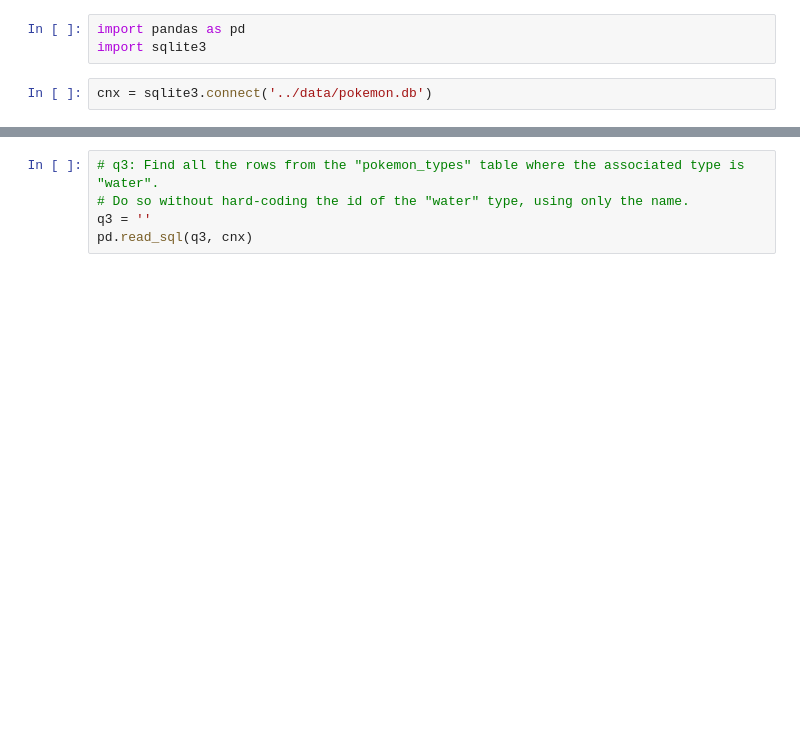
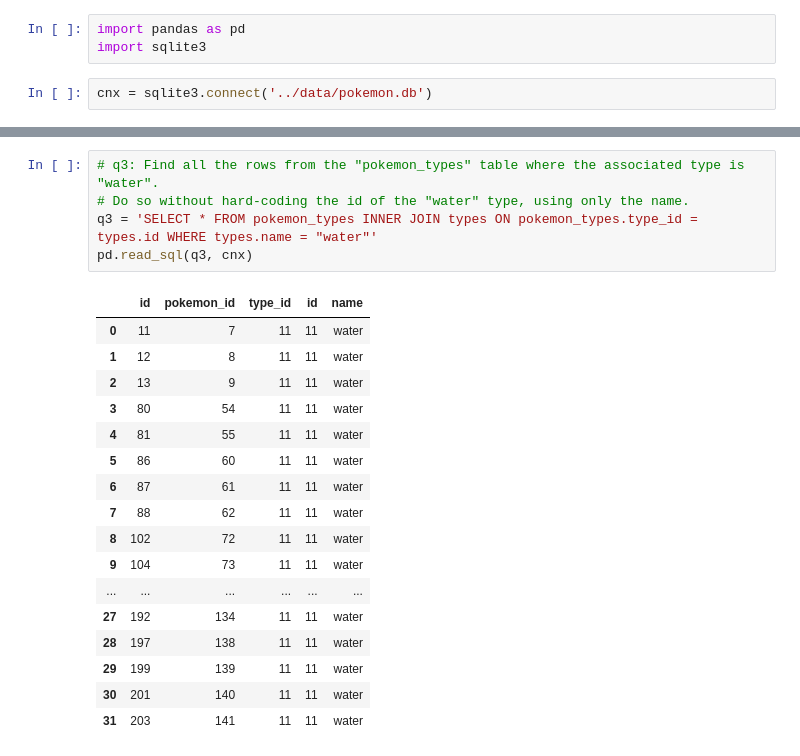
Before and after one commit to learn-co-curriculum/daily_challenges_seattle-ds-102819, a Jupyter notebook: mod_1/2019-11-06_sql/sql_practice.ipynb, the cells around one changed output, grey strips where cells are left out. Drawn from its saved outputs; the diff is of its cells as text; blank space fills up the shorter version.

```diff
--- a/mod_1/2019-11-06_sql/sql_practice.ipynb
+++ b/mod_1/2019-11-06_sql/sql_practice.ipynb
@@ -28,7 +72,25 @@ pd.read_sql(q2, cnx)
 # %%
 # q3: Find all the rows from the "pokemon_types" table where the associated type is "water".
 # Do so without hard-coding the id of the "water" type, using only the name.
-q3 = ''
+q3 = 'SELECT * FROM pokemon_types INNER JOIN types ON pokemon_types.type_id = types.id WHERE types.name = "water"'
 pd.read_sql(q3, cnx)
+# %% [output]
+|  | id | pokemon_id | type_id | id | name |
+| 0 | 11 | 7 | 11 | 11 | water |
+| 1 | 12 | 8 | 11 | 11 | water |
+| 2 | 13 | 9 | 11 | 11 | water |
+| 3 | 80 | 54 | 11 | 11 | water |
+| 4 | 81 | 55 | 11 | 11 | water |
+| 5 | 86 | 60 | 11 | 11 | water |
+| 6 | 87 | 61 | 11 | 11 | water |
+| 7 | 88 | 62 | 11 | 11 | water |
+| 8 | 102 | 72 | 11 | 11 | water |
+| 9 | 104 | 73 | 11 | 11 | water |
+| ... | ... | ... | ... | ... | ... |
+| 27 | 192 | 134 | 11 | 11 | water |
+| 28 | 197 | 138 | 11 | 11 | water |
+| 29 | 199 | 139 | 11 | 11 | water |
+| 30 | 201 | 140 | 11 | 11 | water |
+| 31 | 203 | 141 | 11 | 11 | water |
 # %%
 # q4: Find the names of all pokemon that have the "psychic" type.
```
Also changed, not shown: parts of 7 cells of this notebook.
